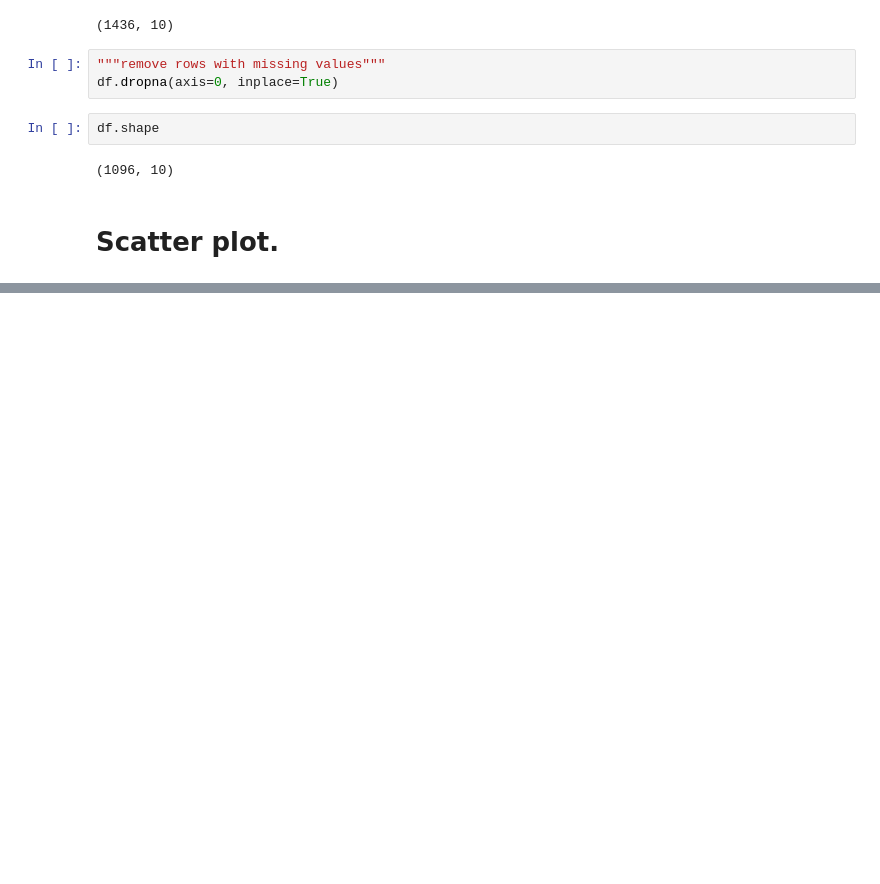
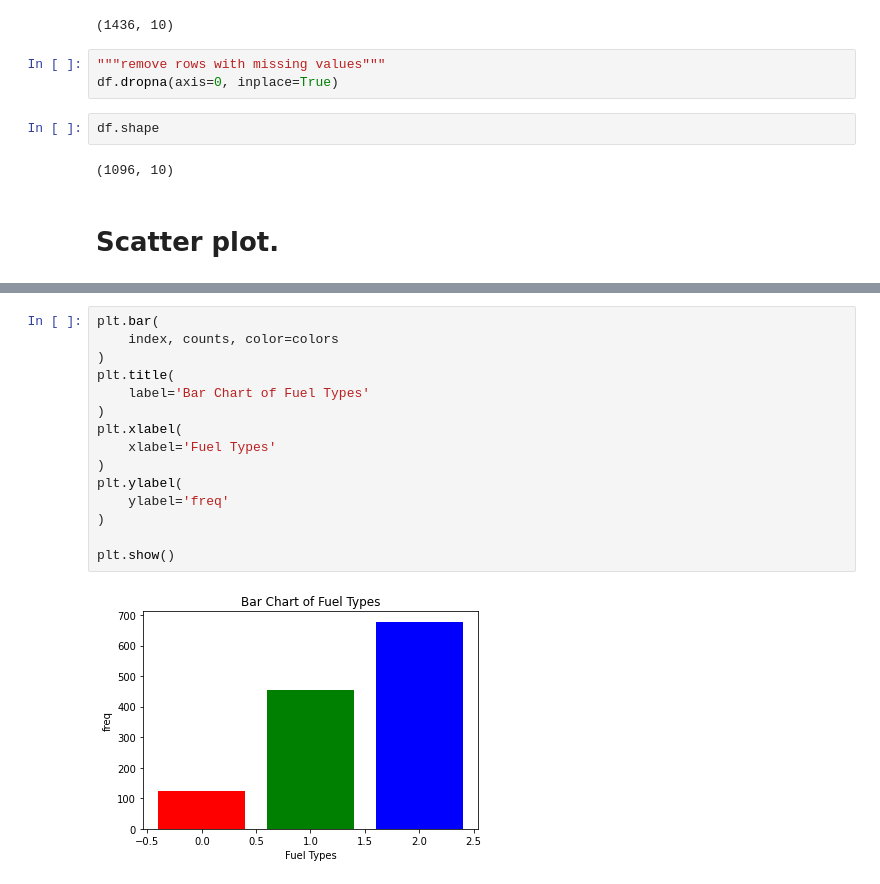
Before and after one commit to nova-sangeeth/pytest-workouts, a Jupyter notebook: GITAA/week_4/data_visualization.ipynb, the cells around one changed output, grey strips where cells are left out. Cells and saved outputs as stored; diff of their text form; blank space fills up the shorter version.

```diff
--- a/GITAA/week_4/data_visualization.ipynb
+++ b/GITAA/week_4/data_visualization.ipynb
@@ -27,0 +102,17 @@ df.shape
+# %%
+plt.bar(
+    index, counts, color=colors
+)
+plt.title(
+    label='Bar Chart of Fuel Types'
+)
+plt.xlabel(
+    xlabel='Fuel Types'
+)
+plt.ylabel(
+    ylabel='freq'
+)
+
+plt.show()
+# %% [output]
+[figure, added]
```
Also changed, not shown: parts of 7 cells of this notebook, 1 other file.
